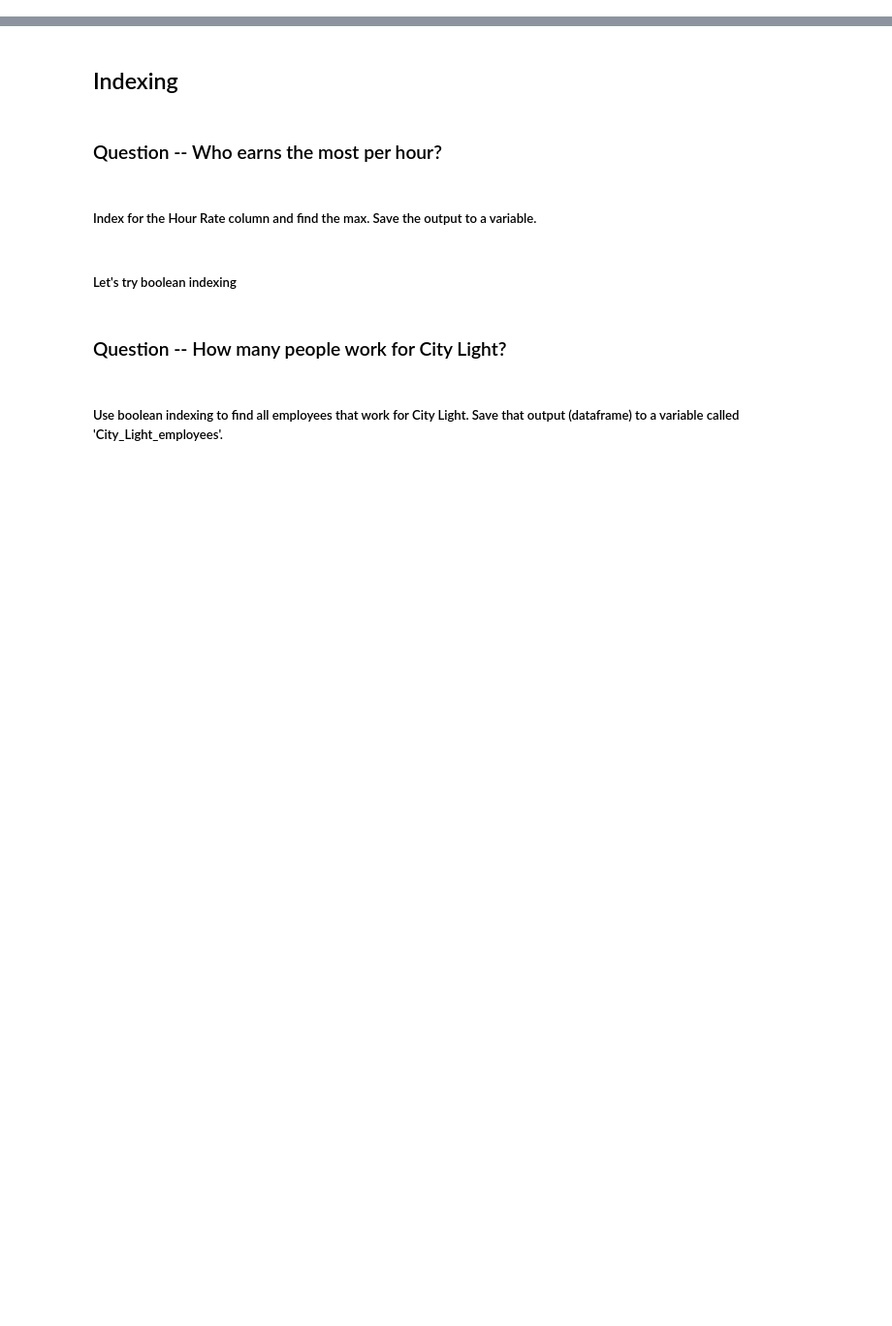
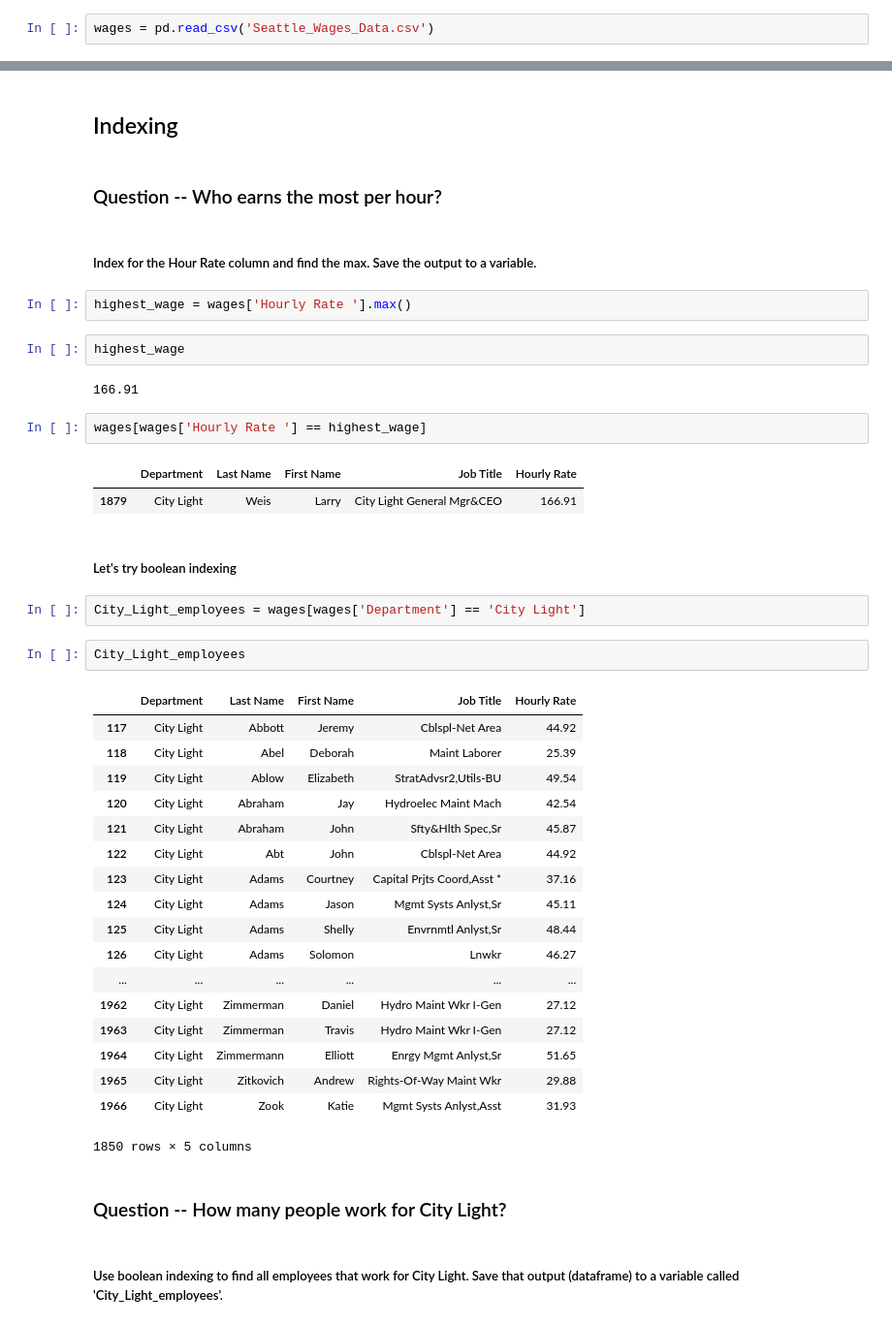
Before and after one commit to shaarika/UW_workshop, a Jupyter notebook: Day II/Seattle_Wages_Demo.ipynb, the cells around one changed output, grey strips where cells are left out. Shown: that part at 97% size. Saved outputs shown, nothing was run; the diff lists cells and outputs as text; blank space fills up the shorter version.

```diff
--- a/Day II/Seattle_Wages_Demo.ipynb
+++ b/Day II/Seattle_Wages_Demo.ipynb
@@ -10,5 +12,7 @@
 # %% [markdown]
 ##### Read in the dataset
+# %%
+wages = pd.read_csv('Seattle_Wages_Data.csv')
 # %% [markdown]
 ## Descriptive Stats
 # %% [markdown]
@@ -23,8 +78,42 @@
 ### Question -- Who earns the most per hour?
 # %% [markdown]
 ##### Index for the Hour Rate column and find the max. Save the output to a variable.
+# %%
+highest_wage = wages['Hourly Rate '].max()
+# %%
+highest_wage
+# %% [output]
+166.91
+# %%
+wages[wages['Hourly Rate '] == highest_wage]
+# %% [output]
+|  | Department | Last Name | First Name | Job Title | Hourly Rate |
+| 1879 | City Light | Weis | Larry | City Light General Mgr&CEO | 166.91 |
 # %% [markdown]
 ##### Let's try boolean indexing
+# %%
+City_Light_employees = wages[wages['Department'] == 'City Light']
+# %%
+City_Light_employees
+# %% [output]
+|  | Department | Last Name | First Name | Job Title | Hourly Rate |
+| 117 | City Light | Abbott | Jeremy | Cblspl-Net Area | 44.92 |
+| 118 | City Light | Abel | Deborah | Maint Laborer | 25.39 |
+| 119 | City Light | Ablow | Elizabeth | StratAdvsr2,Utils-BU | 49.54 |
+| 120 | City Light | Abraham | Jay | Hydroelec Maint Mach | 42.54 |
+| 121 | City Light | Abraham | John | Sfty&Hlth Spec,Sr | 45.87 |
+| 122 | City Light | Abt | John | Cblspl-Net Area | 44.92 |
+| 123 | City Light | Adams | Courtney | Capital Prjts Coord,Asst * | 37.16 |
+| 124 | City Light | Adams | Jason | Mgmt Systs Anlyst,Sr | 45.11 |
+| 125 | City Light | Adams | Shelly | Envrnmtl Anlyst,Sr | 48.44 |
+| 126 | City Light | Adams | Solomon | Lnwkr | 46.27 |
+| ... | ... | ... | ... | ... | ... |
+| 1962 | City Light | Zimmerman | Daniel | Hydro Maint Wkr I-Gen | 27.12 |
+| 1963 | City Light | Zimmerman | Travis | Hydro Maint Wkr I-Gen | 27.12 |
+| 1964 | City Light | Zimmermann | Elliott | Enrgy Mgmt Anlyst,Sr | 51.65 |
+| 1965 | City Light | Zitkovich | Andrew | Rights-Of-Way Maint Wkr | 29.88 |
+| 1966 | City Light | Zook | Katie | Mgmt Systs Anlyst,Asst | 31.93 |
+1850 rows × 5 columns
 # %% [markdown]
 ### Question -- How many people work for City Light?
 # %% [markdown]
```
Also changed, not shown: parts of 19 cells of this notebook.
